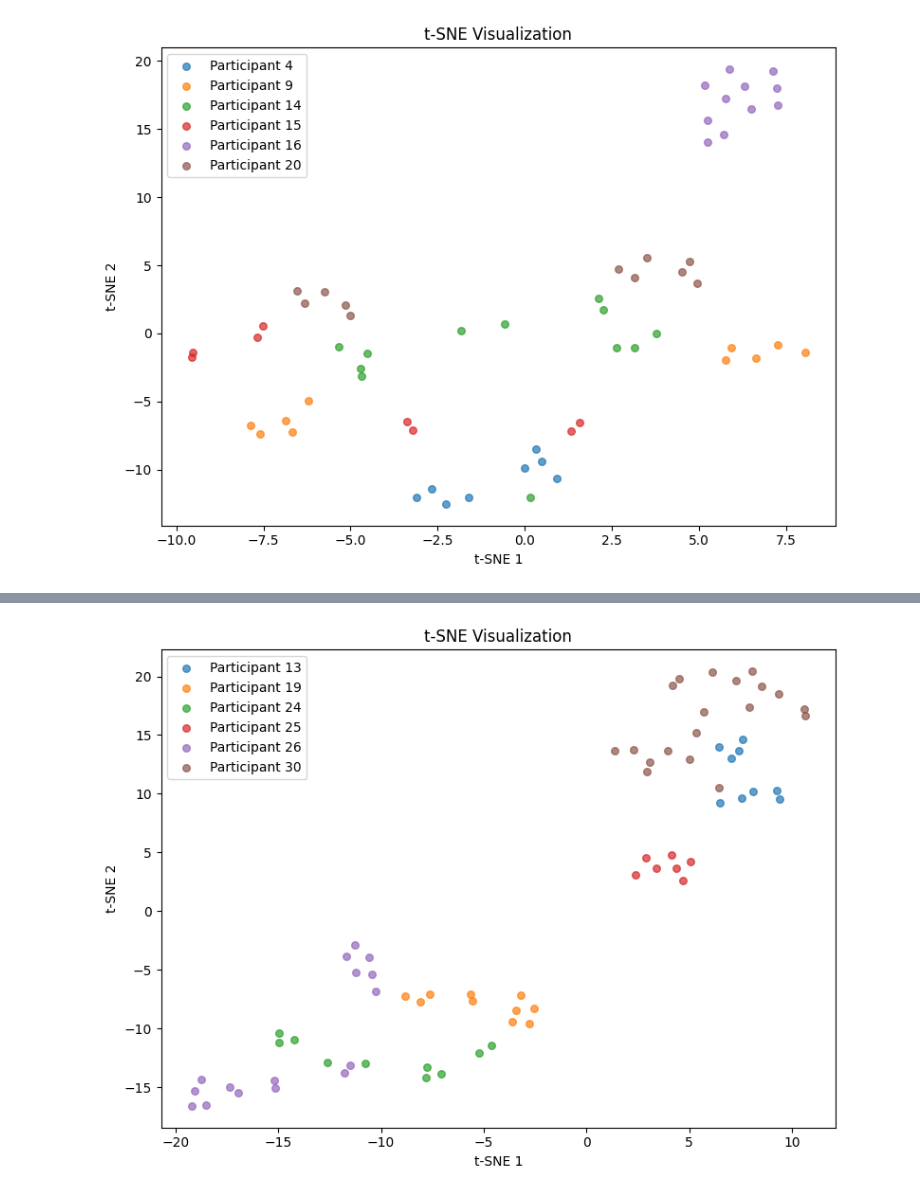
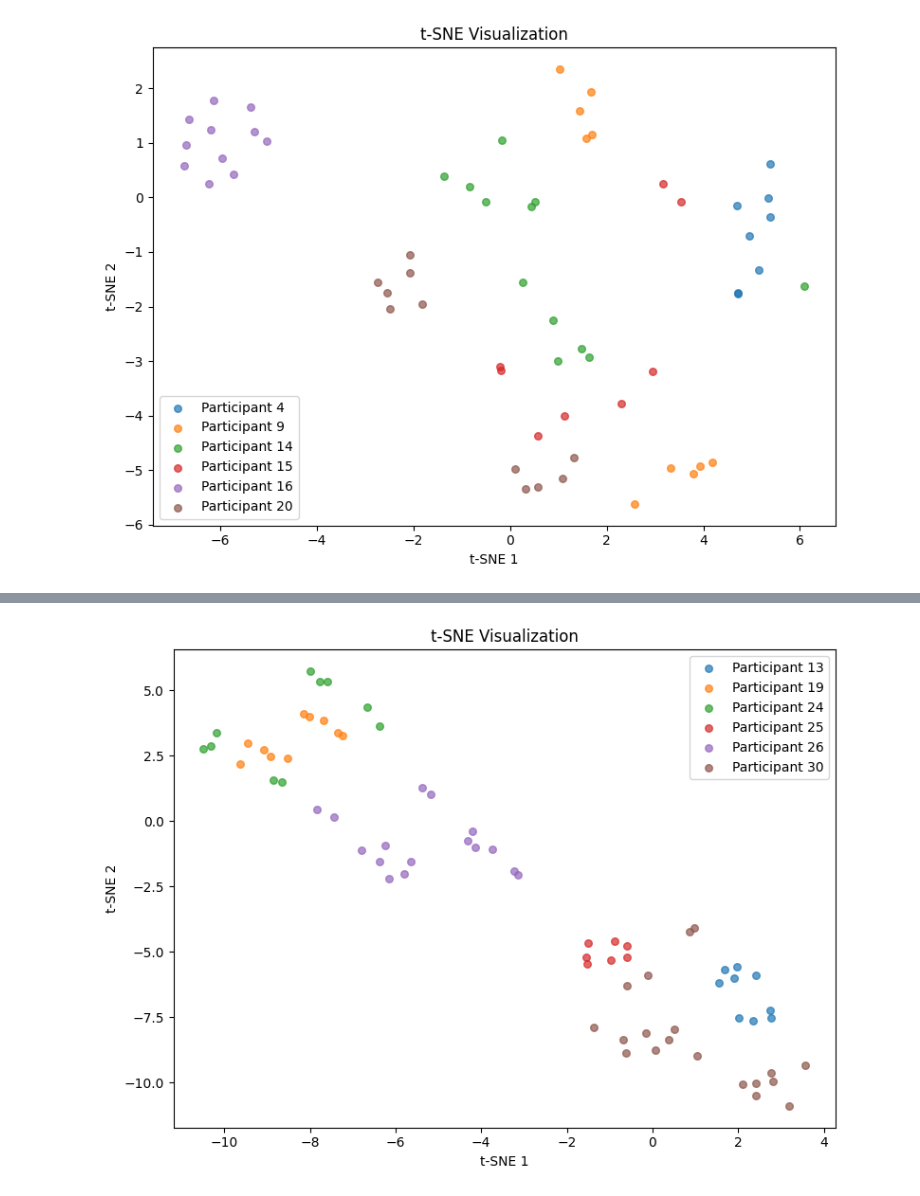
Before and after one commit to mklimek001/gait-features-identification, a Jupyter notebook: cv_embeddings_operations.ipynb, the cells around one changed output, grey strips where cells are left out. Saved outputs shown, nothing was run; the diff lists cells and outputs as text; code cells hidden in the pictures.

Commit message:
cross validation with rank classification

```diff
--- a/cv_embeddings_operations.ipynb
+++ b/cv_embeddings_operations.ipynb
@@ -26,13 +26,20 @@ with open("./datasets/mocap/dataset_mocap_cycles_split.json", "r") as file:
 # %%
-cv = CrossValidationSiameseRaw(sequence_cycles=mocap_cycles, coordinates_idx=CoordinatesIdx(2, 0, 1), log_level=logging.DEBUG)
+cv = CrossValidationSiameseRaw(
+    sequence_cycles = mocap_cycles,
+    coordinates_idx = CoordinatesIdx(2, 0, 1),
+    log_level = logging.DEBUG,
+    logger_name = 'mocap',
+)
 cv.count_participants_samples()
 cv.perform_training_with_rank_classification(
     n_folds = 5,
+    # siamese_nn_type = "lstm",
     siamese_nn_type = "conv1d",
     learning_rate = 1e-4,
     batch_size = 32,
     n_epochs = 10,
-    embedding_size = 5,
+    embedding_size = 10,
+    tsne_perplexity = 20,
     show_plot = True,
 )
 # %% [output]
@@ -110 +117 @@ cv.perform_training_with_rank_classification(
-[figure, old version]
+[figure, new version]
@@ -128 +135 @@ cv.perform_training_with_rank_classification(
-[figure, old version]
+[figure, new version]
```
Also changed, not shown: parts of 11 cells of this notebook, 3 other files.
